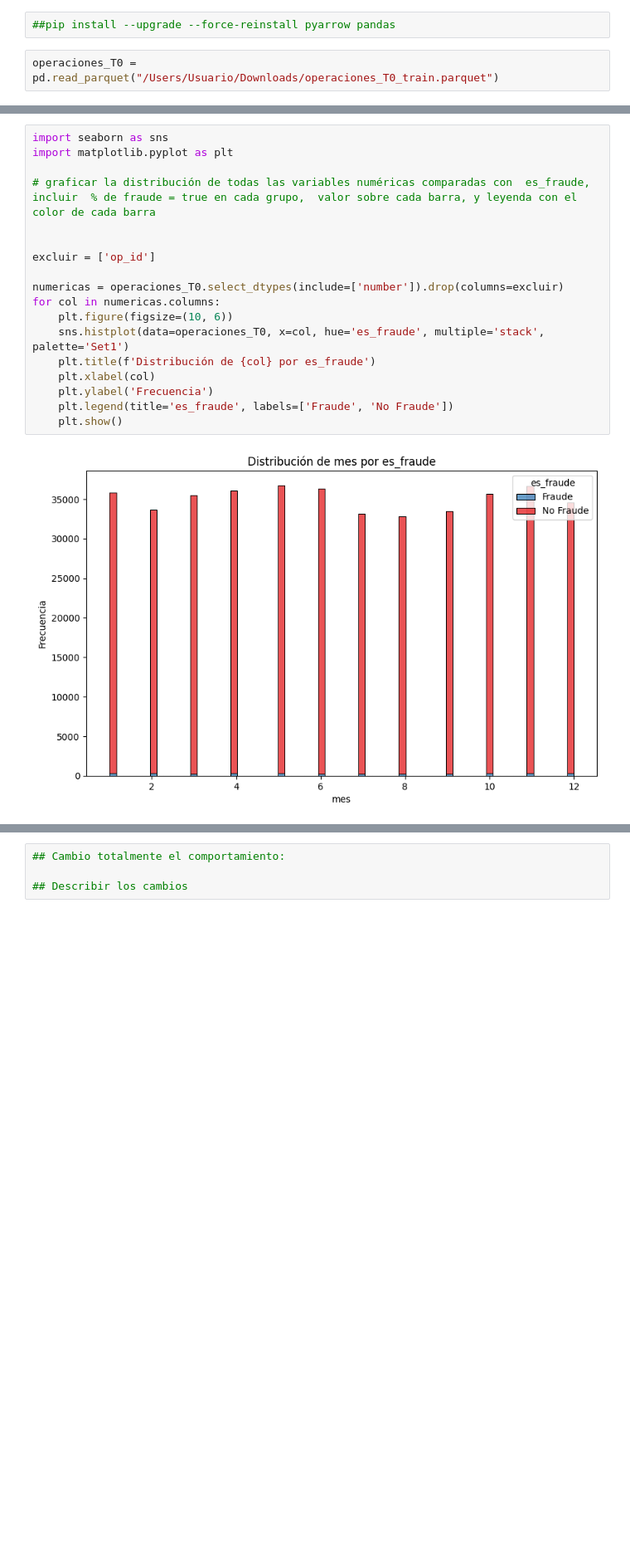
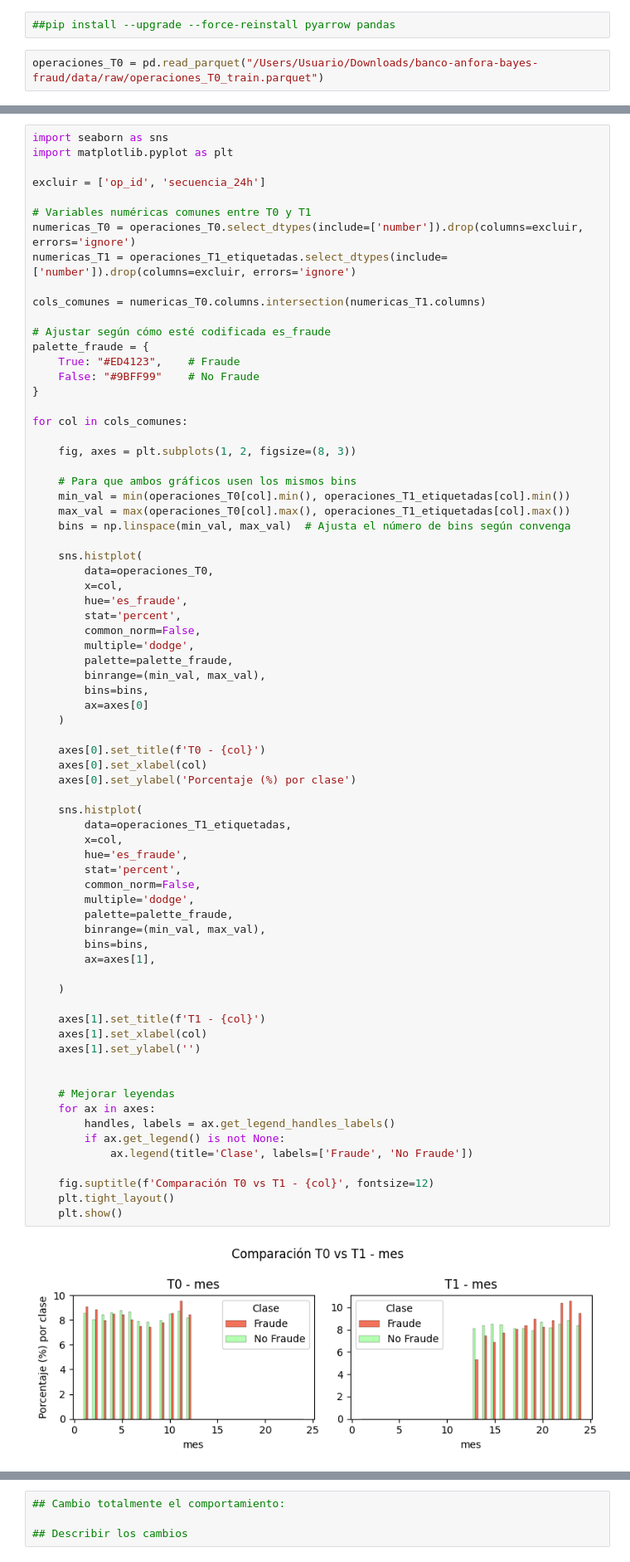
Before and after one commit to FernandoMRestelli/banco-anfora-bayes-fraud, a Jupyter notebook: notebooks/Fernando - AntiFraude.ipynb, the cells around one changed output, grey strips where cells are left out. Shown at 83% size. Saved outputs shown, nothing was run; the diff lists cells and outputs as text; blank space fills up the shorter version.

```diff
--- a/notebooks/Fernando - AntiFraude.ipynb
+++ b/notebooks/Fernando - AntiFraude.ipynb
@@ -28,4 +28,4 @@ Cambios en las disteribuciones por variable con y sin fraude.
 # %%
 ##pip install --upgrade --force-reinstall pyarrow pandas
 # %%
-operaciones_T0 = pd.read_parquet("/Users/Usuario/Downloads/operaciones_T0_train.parquet")
+operaciones_T0 = pd.read_parquet("/Users/Usuario/Downloads/banco-anfora-bayes-fraud/data/raw/operaciones_T0_train.parquet")
@@ -48,20 +59,74 @@ operaciones_T0
 # %%
 import seaborn as sns
 import matplotlib.pyplot as plt
 
-# graficar la distribución de todas las variables numéricas comparadas con  es_fraude, incluir  % de fraude = true en cada grupo,  valor sobre cada barra, y leyenda con el color de cada barra
+excluir = ['op_id', 'secuencia_24h']
+
+# Variables numéricas comunes entre T0 y T1
+numericas_T0 = operaciones_T0.select_dtypes(include=['number']).drop(columns=excluir, errors='ignore')
+numericas_T1 = operaciones_T1_etiquetadas.select_dtypes(include=['number']).drop(columns=excluir, errors='ignore')
+
+cols_comunes = numericas_T0.columns.intersection(numericas_T1.columns)
+
+# Ajustar según cómo esté codificada es_fraude
+palette_fraude = {
+    True: "#ED4123",    # Fraude
+    False: "#9BFF99"    # No Fraude
+}
+
+for col in cols_comunes:
+
+    fig, axes = plt.subplots(1, 2, figsize=(8, 3))
+
+    # Para que ambos gráficos usen los mismos bins
+    min_val = min(operaciones_T0[col].min(), operaciones_T1_etiquetadas[col].min())
+    max_val = max(operaciones_T0[col].max(), operaciones_T1_etiquetadas[col].max())
+    bins = np.linspace(min_val, max_val)  # Ajusta el número de bins según convenga
+
+    sns.histplot(
+        data=operaciones_T0,
+        x=col,
+        hue='es_fraude',
+        stat='percent',
+        common_norm=False,
+        multiple='dodge',
+        palette=palette_fraude,
+        binrange=(min_val, max_val),
+        bins=bins,
+        ax=axes[0]
+    )
+
+    axes[0].set_title(f'T0 - {col}')
+    axes[0].set_xlabel(col)
+    axes[0].set_ylabel('Porcentaje (%) por clase')
+
+    sns.histplot(
+        data=operaciones_T1_etiquetadas,
+        x=col,
+        hue='es_fraude',
+        stat='percent',
+        common_norm=False,
+        multiple='dodge',
+        palette=palette_fraude,
+        binrange=(min_val, max_val),
+        bins=bins,
+        ax=axes[1],
+
+    )
+
+    axes[1].set_title(f'T1 - {col}')
+    axes[1].set_xlabel(col)
+    axes[1].set_ylabel('')
 
 
-excluir = ['op_id']
+    # Mejorar leyendas
+    for ax in axes:
+        handles, labels = ax.get_legend_handles_labels()
+        if ax.get_legend() is not None:
+            ax.legend(title='Clase', labels=['Fraude', 'No Fraude'])
 
-numericas = operaciones_T0.select_dtypes(include=['number']).drop(columns=excluir)
-for col in numericas.columns:
-    plt.figure(figsize=(10, 6))
-    sns.histplot(data=operaciones_T0, x=col, hue='es_fraude', multiple='stack', palette='Set1')
-    plt.title(f'Distribución de {col} por es_fraude')
-    plt.xlabel(col)
-    plt.ylabel('Frecuencia')
-    plt.legend(title='es_fraude', labels=['Fraude', 'No Fraude'])
+    fig.suptitle(f'Comparación T0 vs T1 - {col}', fontsize=12)
+    plt.tight_layout()
     plt.show()
 # %% [output]
-[figure, old version]
+[figure, new version]
```
Also changed, not shown: parts of 25 cells of this notebook.
